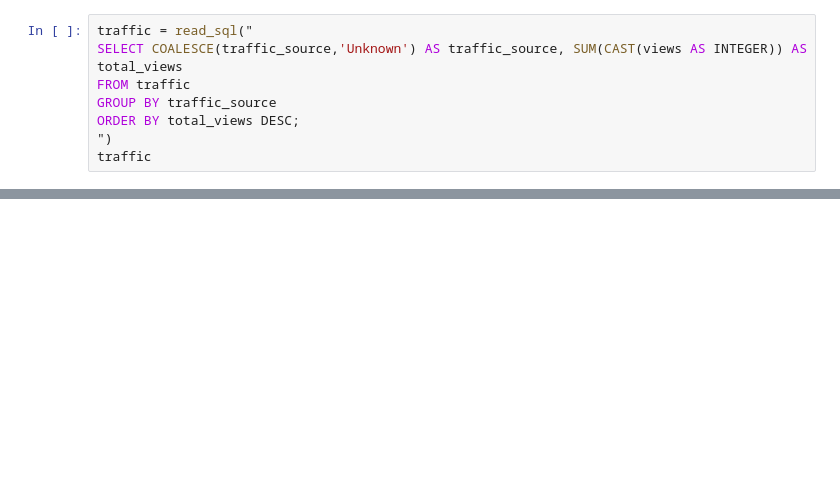
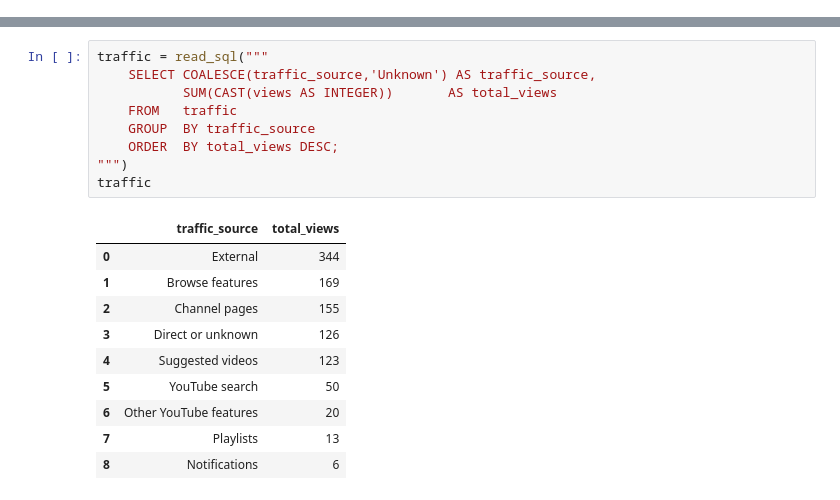
Before and after one commit to keshavgb/ai-talks-campaign-analysis, a Jupyter notebook: Notebooks/campaign_analysis.ipynb, the cells around one changed output, grey strips where cells are left out. Drawn from its saved outputs; the diff is of its cells as text; blank space fills up the shorter version.

```diff
--- a/Notebooks/campaign_analysis.ipynb
+++ b/Notebooks/campaign_analysis.ipynb
@@ -63,8 +0,0 @@ plt.show()
-# %%
-traffic = read_sql("
-SELECT COALESCE(traffic_source,'Unknown') AS traffic_source, SUM(CAST(views AS INTEGER)) AS total_views
-FROM traffic
-GROUP BY traffic_source
-ORDER BY total_views DESC;
-")
-traffic
@@ -133,0 +69,20 @@ print('Reports generated in /reports')
+# %%
+traffic = read_sql("""
+    SELECT COALESCE(traffic_source,'Unknown') AS traffic_source,
+           SUM(CAST(views AS INTEGER))       AS total_views
+    FROM   traffic
+    GROUP  BY traffic_source
+    ORDER  BY total_views DESC;
+""")
+traffic
+# %% [output]
+|  | traffic_source | total_views |
+| 0 | External | 344 |
+| 1 | Browse features | 169 |
+| 2 | Channel pages | 155 |
+| 3 | Direct or unknown | 126 |
+| 4 | Suggested videos | 123 |
+| 5 | YouTube search | 50 |
+| 6 | Other YouTube features | 20 |
+| 7 | Playlists | 13 |
+| 8 | Notifications | 6 |
```
Also changed, not shown: parts of 40 cells of this notebook, 10 other files.
